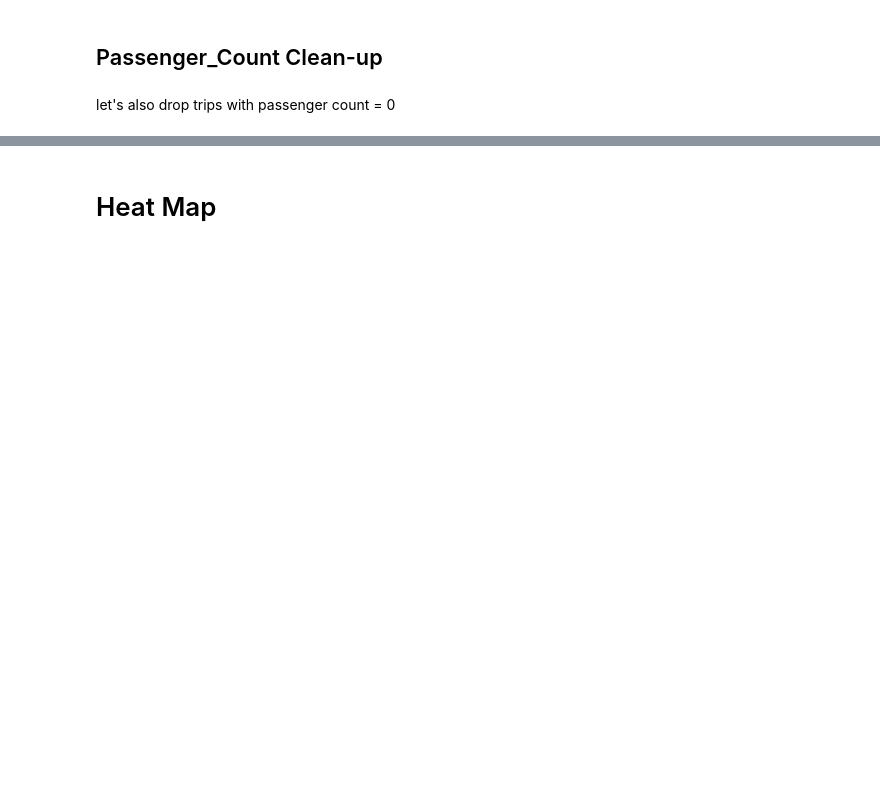
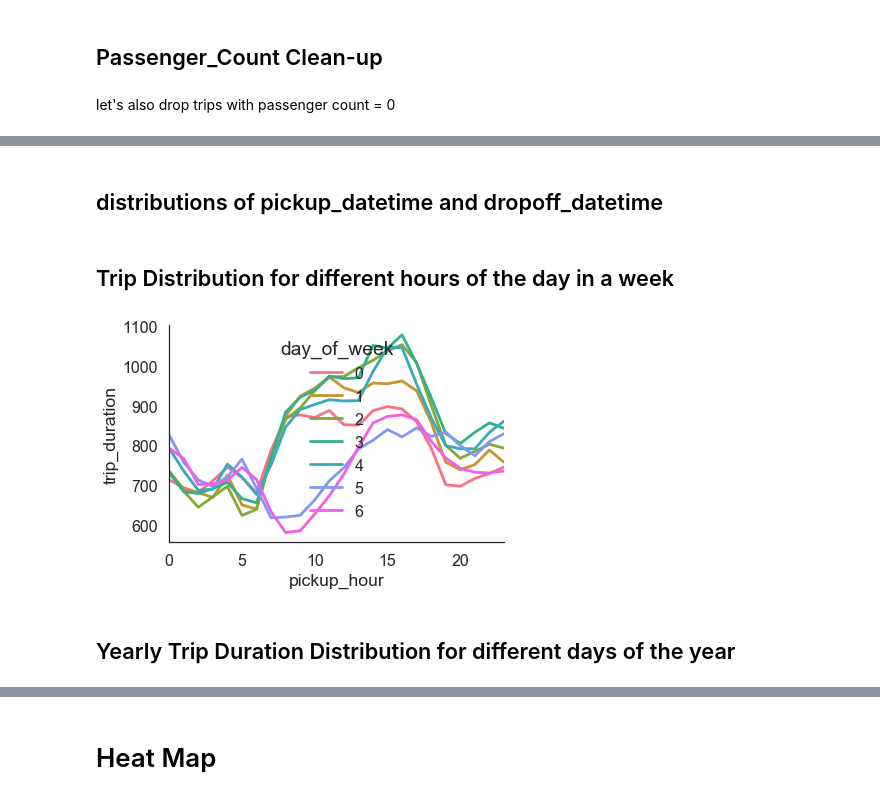
Before and after one commit to GaryLuoLuo/Data_Mining_Project_Jiahui_Qin_Zhe, a Jupyter notebook: Data Preparation.ipynb, the cells around one changed output, grey strips where cells are left out. Drawn from its saved outputs; the diff is of its cells as text; code cells hidden in the pictures; blank space fills up the shorter version.

```diff
--- a/Data Preparation.ipynb
+++ b/Data Preparation.ipynb
@@ -180,0 +225,16 @@ train.head()
+# %% [markdown]
+## distributions of pickup_datetime and dropoff_datetime
+# %% [markdown]
+## Trip Distribution for different hours of the day in a week
+# %%
+summary_hour_duration = pd.DataFrame(train.groupby(['day_of_week','pickup_hour'])['trip_duration'].mean())
+summary_hour_duration.reset_index(inplace = True)
+summary_hour_duration['unit']=1
+sns.set(style="white", palette="muted", color_codes=False)
+sns.set_context("poster")
+sns.tsplot(data=summary_hour_duration, time="pickup_hour", unit = "unit", condition="day_of_week", value="trip_duration")
+sns.despine(bottom = False)
+# %% [output]
+[figure, added]
+# %% [markdown]
+## Yearly Trip Duration Distribution for different days of the year
```
Also changed, not shown: parts of 30 cells of this notebook.
